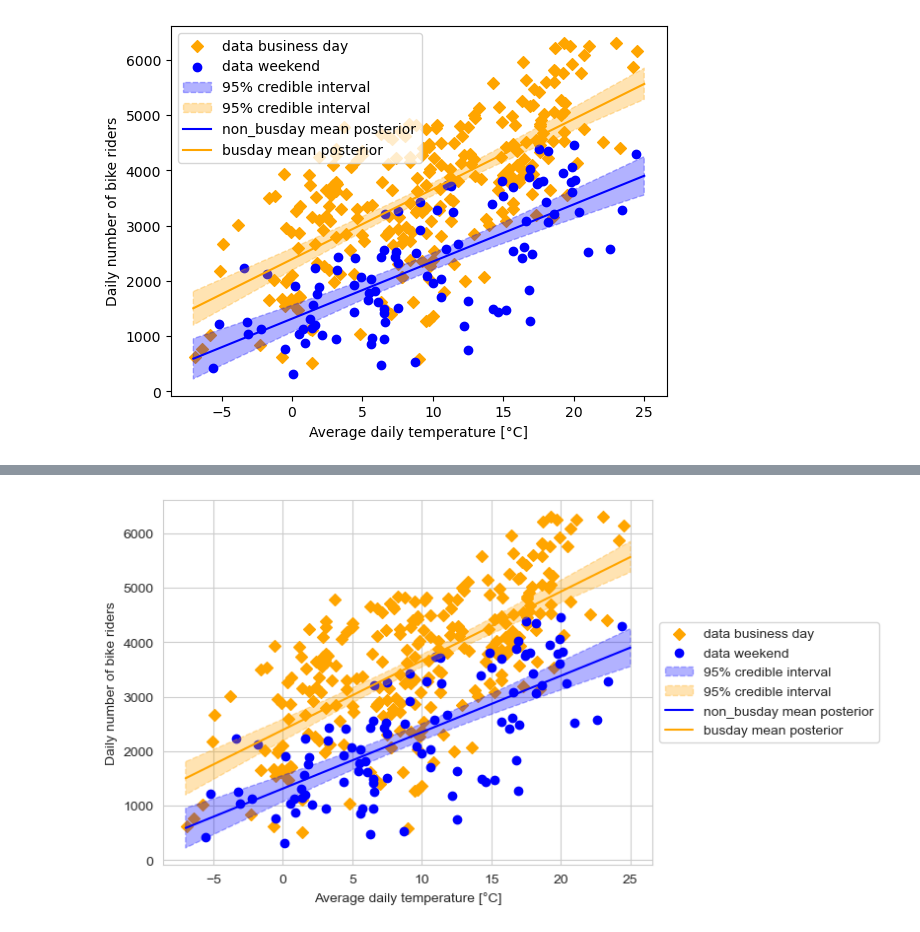
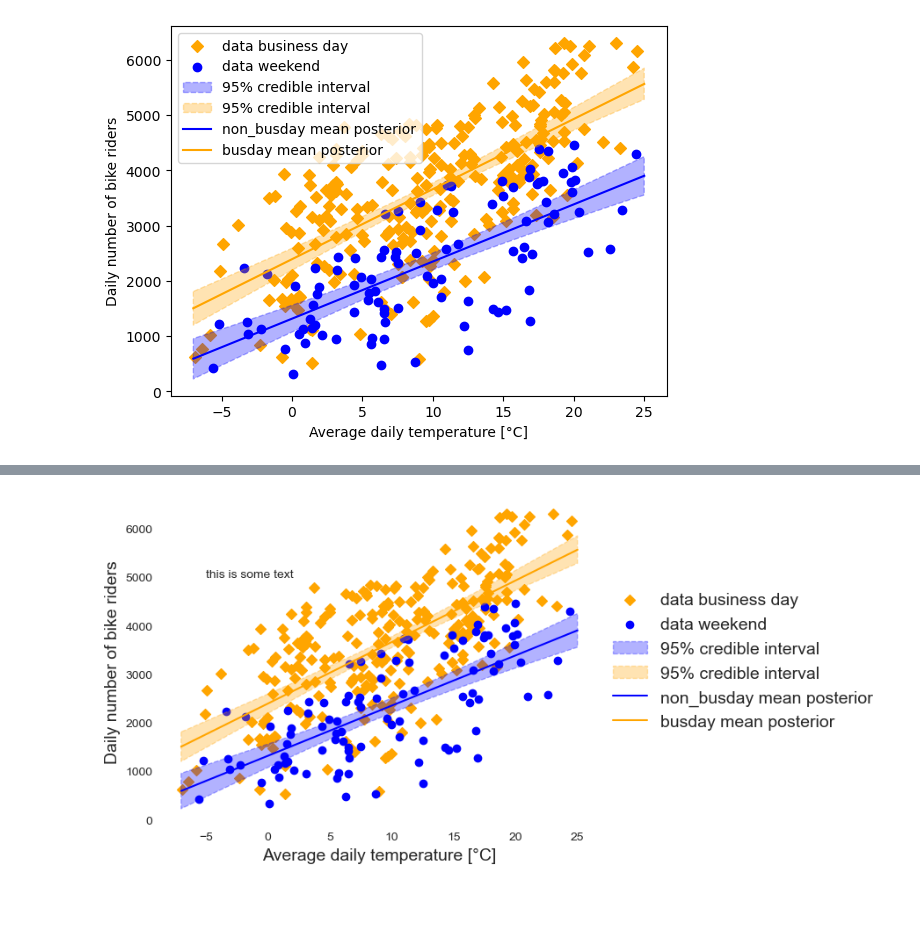
Before and after one commit to rfechner/DataLiteracy2022, a Jupyter notebook: project/plots/create_plots.ipynb, the cells around one changed output, grey strips where cells are left out. Cells and saved outputs as stored; diff of their text form; code cells hidden in the pictures; blank space fills up the shorter version.

Commit message:
plot cosmetic adjustment

```diff
--- a/project/plots/create_plots.ipynb
+++ b/project/plots/create_plots.ipynb
@@ -7,5 +8,5 @@ import numpy as np
 # %%
-def plot_data(data, ylabel='Daily number of bike riders'):
+def plot_data(data, ylabel='Daily number of bike riders', legend=True, **kwargs):
     '''
     Plot daily bikerider count by mean day temperature, separate between business days and weekends.
 
@@ -28,9 +29,11 @@ def plot_data(data, ylabel='Daily number of bike riders'):
     plt.scatter(data[data['is_busday'] == False]['temperature'], data[data['is_busday'] == False]['rider_count'], label='data weekend', color='blue', marker='o')
 
     # legend
-    plt.xlabel('Average daily temperature [°C]')
-    plt.ylabel(ylabel)
-    plt.legend();
+    plt.xlabel('Average daily temperature [°C]', fontsize=kwargs.get('fontsize_ticks', 14))
+    plt.ylabel(ylabel, fontsize=kwargs.get('fontsize_ticks', 14))
+
+    if legend:
+        plt.legend(fontsize=kwargs.get('fontsize_legend', 14));
 # %% [markdown]
 ## Data with prediction intervals / prediction limits
 # %%
@@ -388,36 +391,45 @@ import seaborn as sns
 # %%
 sns.set_style("whitegrid")
 # %%
+kwargs = {
+    'fontsize_ticks' : 14,
+    'fontsize_legend' : 14
+}
+
 # plot data
-plot_data(training_data_with_prediction_intervals)
+plot_data(training_data_with_prediction_intervals, **kwargs)
 
 # plot 95% credible interval
 # TODO adjust label: "95% credible interval..." Vielleicht auch Unterscheidung, business day/weekend?
 plt.fill_between(
     x_temps,
     df_credible_interval[df_credible_interval['is_busday']==0]['95-hdi-lower'].values,
     df_credible_interval[df_credible_interval['is_busday']==0]['95-hdi-upper'].values,
     color='blue', linestyle='--', alpha=0.3, label='95% credible interval')
 plt.fill_between(
     x_temps,
     df_credible_interval[df_credible_interval['is_busday']==1]['95-hdi-lower'].values,
     df_credible_interval[df_credible_interval['is_busday']==1]['95-hdi-upper'].values,
     color='orange', linestyle='--', alpha=0.3, label='95% credible interval')
 # TODO set colors for business days / weekend globally to not exchange them inadvertently in between cells
 
 # plot mean posterior prediction
 plot_linear_fit(
     posterior_distribution_characteristics.loc[posterior_distribution_characteristics['param_name'] == 'beta_0_intercept_weekend']['mean'].values[0],
     posterior_distribution_characteristics.loc[posterior_distribution_characteristics['param_name'] == 'beta_1_slope_weekend']['mean'].values[0],
     posterior_distribution_characteristics.loc[posterior_distribution_characteristics['param_name'] == 'beta_2_additional_intercept_business_day']['mean'].values[0],
     posterior_distribution_characteristics.loc[posterior_distribution_characteristics['param_name'] == 'beta_3_additional_slope_business_day']['mean'].values[0],
     label_busday_fit='busday mean posterior',
     label_non_busday_fit='non_busday mean posterior'
     )
 
+
+sns.despine(bottom = True, left = True)
 ax = plt.gca()
-lgd = ax.legend(loc='center left', bbox_to_anchor=(1, 0.5))
-plt.savefig('training_data_with_prediction_intervals.pdf', bbox_extra_artists=(lgd,), bbox_inches='tight')
+ax.grid(False)
+lgd = ax.legend(loc='center left', bbox_to_anchor=(1, 0.5), frameon=False, fontsize=14)
+plt.text(x=-5, y=5000, s='this is some text')
+plt.savefig('training_data_with_credible_intervals.pdf', bbox_extra_artists=(lgd,), bbox_inches='tight')
 plt.show()
 # %% [output]
-[figure, old version]
+[figure, new version]
```
Also changed, not shown: parts of 6 cells of this notebook.
